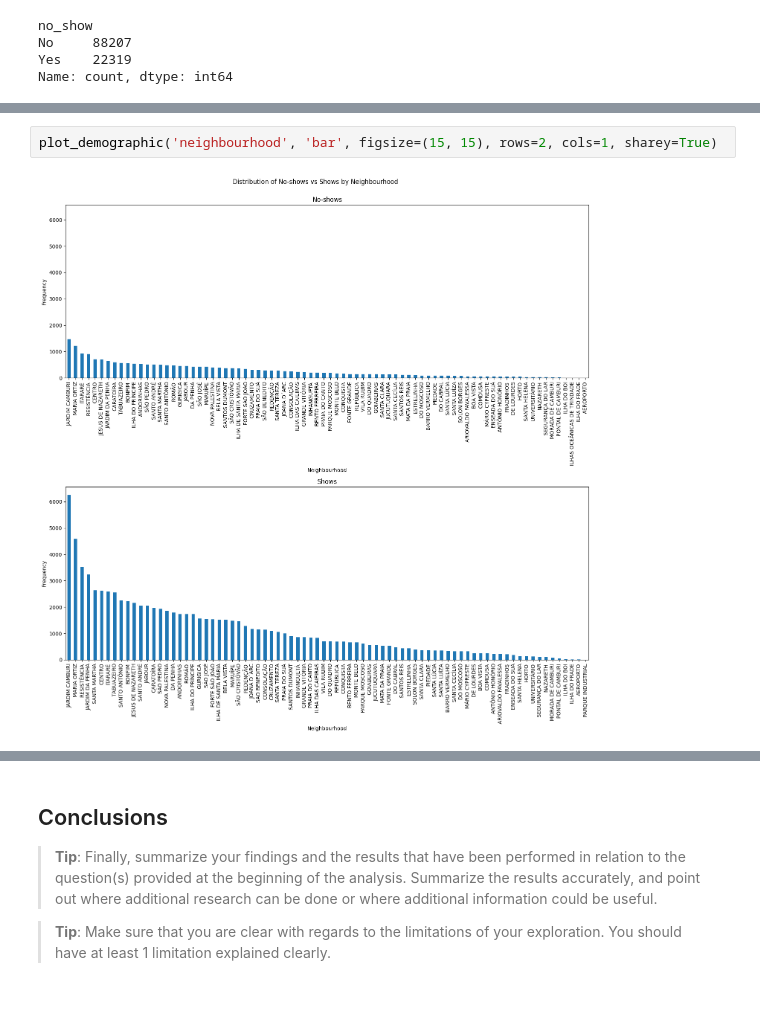
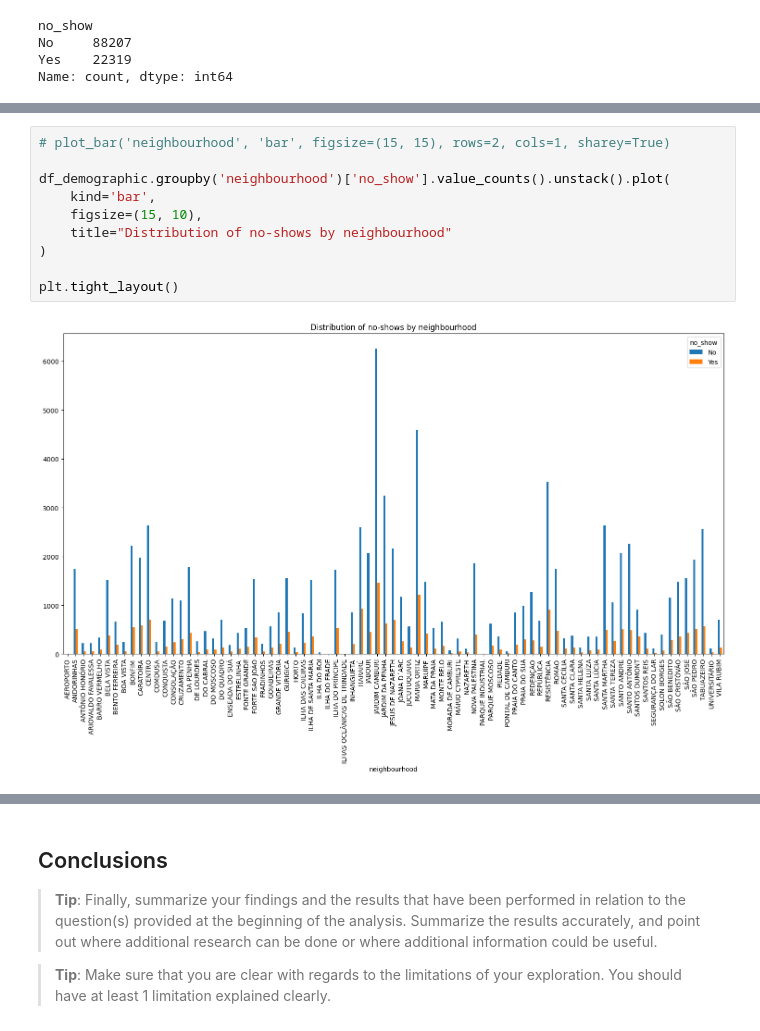
Before and after one commit to obadaDeg/investigate_dataset, a Jupyter notebook: Investigate_a_Dataset.ipynb, the cells around one changed output, grey strips where cells are left out. Cells and saved outputs as stored; diff of their text form; blank space fills up the shorter version.

```diff
--- a/Investigate_a_Dataset.ipynb
+++ b/Investigate_a_Dataset.ipynb
@@ -659,4 +763,12 @@ plot_demographic('scholarship', 'bar')
 # %%
-plot_demographic('neighbourhood', 'bar', figsize=(15, 15), rows=2, cols=1, sharey=True)
+# plot_bar('neighbourhood', 'bar', figsize=(15, 15), rows=2, cols=1, sharey=True)
+
+df_demographic.groupby('neighbourhood')['no_show'].value_counts().unstack().plot(
+    kind='bar',
+    figsize=(15, 10),
+    title="Distribution of no-shows by neighbourhood"
+)
+
+plt.tight_layout()
 # %% [output]
-[figure, old version]
+[figure, new version]
```
Also changed, not shown: parts of 40 cells of this notebook.
